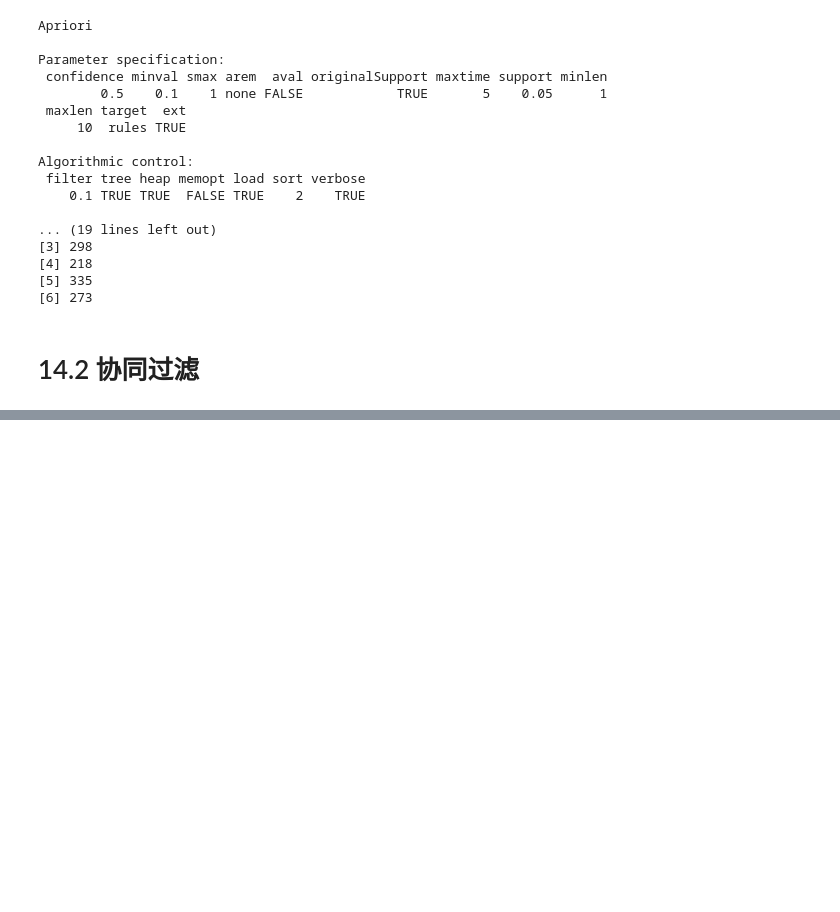
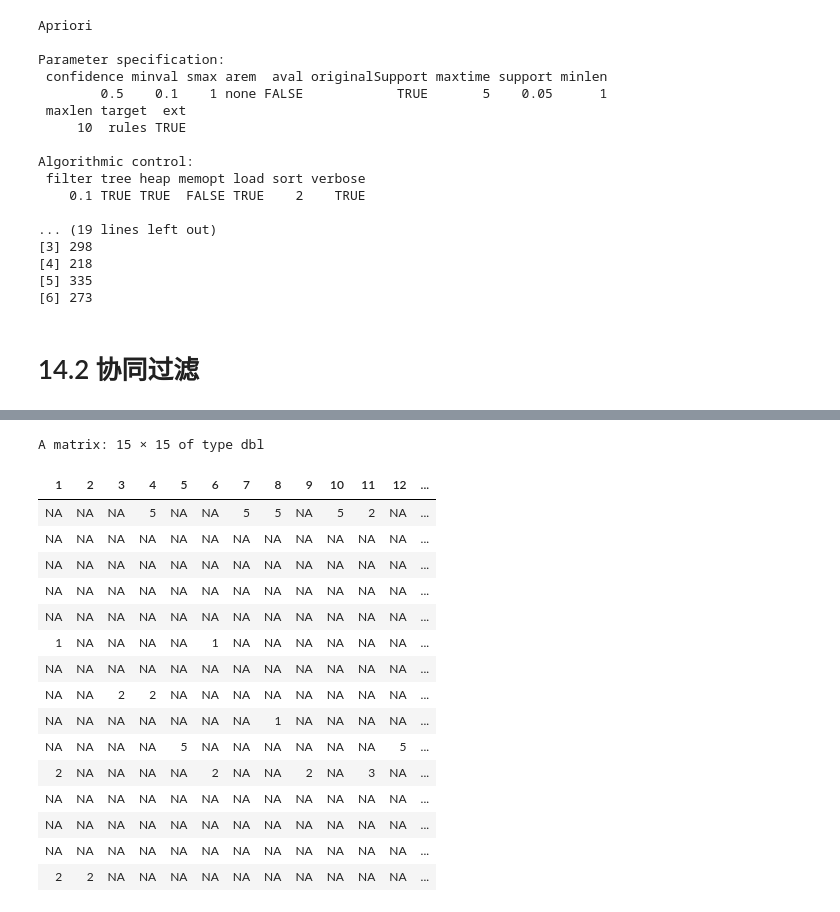
Before and after one commit to LinLangTianS/dev2, a Jupyter notebook: Code_r.ipynb, the cells around one changed output, grey strips where cells are left out. Drawn from its saved outputs; the diff is of its cells as text; code cells hidden in the pictures; blank space fills up the shorter version.

```diff
--- a/Code_r.ipynb
+++ b/Code_r.ipynb
@@ -121,0 +151,23 @@ pred <- predict(UB.Rec, r, type="ratings")
+# %%
+# 基于电影的协同过滤
+IB.Rec <- Recommender(r, method = "IBCF")
+pred <- predict(IB.Rec, r, type="ratings")
+as(pred, "matrix")[1:15, 1:15]
+# %% [output]
+A matrix: 15 × 15 of type dbl
+| 1 | 2 | 3 | 4 | 5 | 6 | 7 | 8 | 9 | 10 | 11 | 12 | ... |
+| NA | NA | NA | 5 | NA | NA | 5 | 5 | NA | 5 | 2 | NA | ... |
+| NA | NA | NA | NA | NA | NA | NA | NA | NA | NA | NA | NA | ... |
+| NA | NA | NA | NA | NA | NA | NA | NA | NA | NA | NA | NA | ... |
+| NA | NA | NA | NA | NA | NA | NA | NA | NA | NA | NA | NA | ... |
+| NA | NA | NA | NA | NA | NA | NA | NA | NA | NA | NA | NA | ... |
+| 1 | NA | NA | NA | NA | 1 | NA | NA | NA | NA | NA | NA | ... |
+| NA | NA | NA | NA | NA | NA | NA | NA | NA | NA | NA | NA | ... |
+| NA | NA | 2 | 2 | NA | NA | NA | NA | NA | NA | NA | NA | ... |
+| NA | NA | NA | NA | NA | NA | NA | 1 | NA | NA | NA | NA | ... |
+| NA | NA | NA | NA | 5 | NA | NA | NA | NA | NA | NA | 5 | ... |
+| 2 | NA | NA | NA | NA | 2 | NA | NA | 2 | NA | 3 | NA | ... |
+| NA | NA | NA | NA | NA | NA | NA | NA | NA | NA | NA | NA | ... |
+| NA | NA | NA | NA | NA | NA | NA | NA | NA | NA | NA | NA | ... |
+| NA | NA | NA | NA | NA | NA | NA | NA | NA | NA | NA | NA | ... |
+| 2 | 2 | NA | NA | NA | NA | NA | NA | NA | NA | NA | NA | ... |
```
Also changed, not shown: parts of 4 cells of this notebook.
